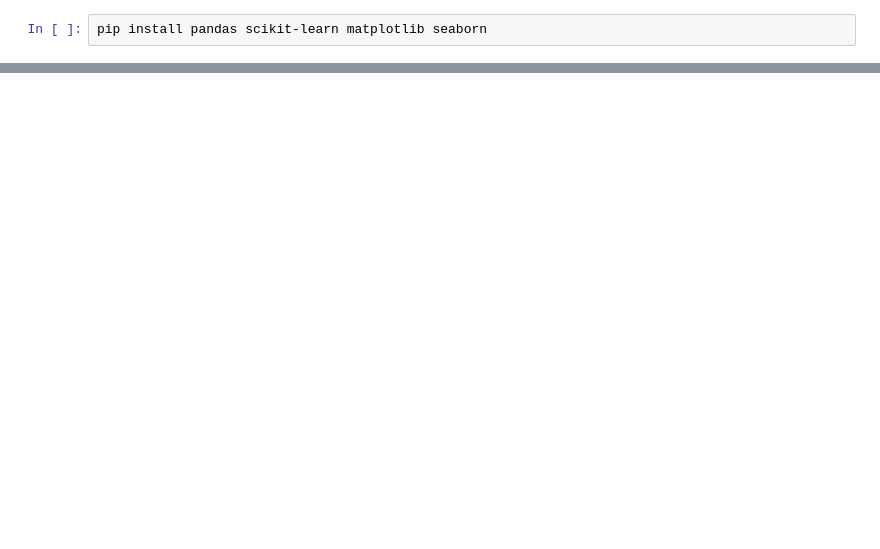
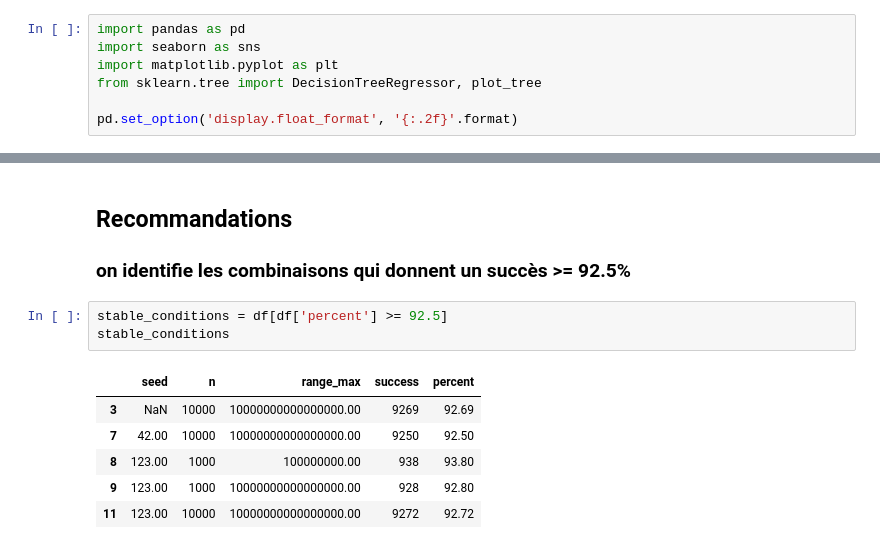
Before and after one commit to sallooh/rep-INSA, a Jupyter notebook: analyze_variability.ipynb, the cells around one changed output, grey strips where cells are left out. Drawn from its saved outputs; the diff is of its cells as text; blank space fills up the shorter version.

```diff
--- a/analyze_variability.ipynb
+++ b/analyze_variability.ipynb
@@ -1,2 +3,7 @@
 # %%
-pip install pandas scikit-learn matplotlib seaborn
+import pandas as pd
+import seaborn as sns
+import matplotlib.pyplot as plt
+from sklearn.tree import DecisionTreeRegressor, plot_tree
+
+pd.set_option('display.float_format', '{:.2f}'.format)
@@ -52,0 +58,13 @@ plt.show()
+# %% [markdown]
+## Recommandations
+### on identifie les combinaisons qui donnent un succès >= 92.5%
+# %%
+stable_conditions = df[df['percent'] >= 92.5]
+stable_conditions
+# %% [output]
+|  | seed | n | range_max | success | percent |
+| 3 | NaN | 10000 | 10000000000000000.00 | 9269 | 92.69 |
+| 7 | 42.00 | 10000 | 10000000000000000.00 | 9250 | 92.50 |
+| 8 | 123.00 | 1000 | 100000000.00 | 938 | 93.80 |
+| 9 | 123.00 | 1000 | 10000000000000000.00 | 928 | 92.80 |
+| 11 | 123.00 | 10000 | 10000000000000000.00 | 9272 | 92.72 |
```
Also changed, not shown: parts of 9 cells of this notebook.
